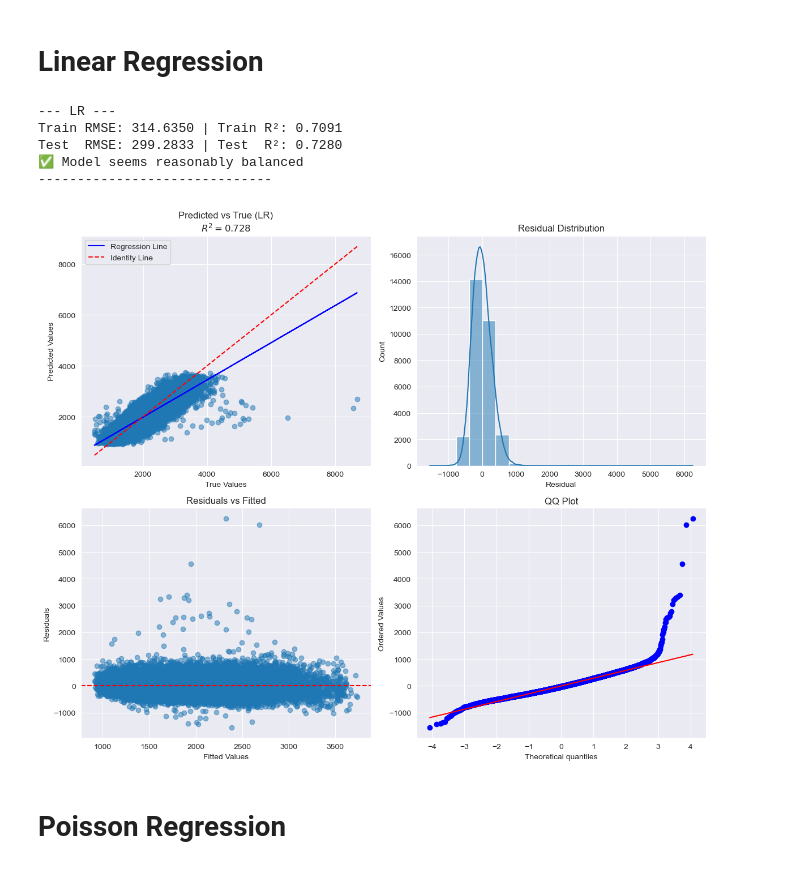
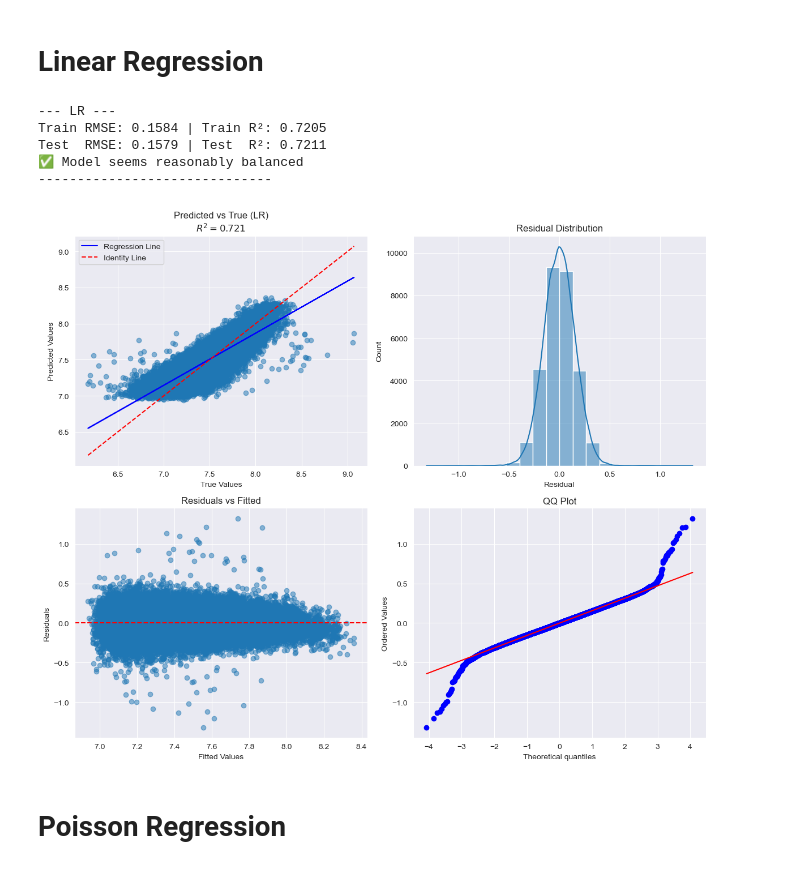
Before and after one commit to MakennaWorley/Kaggle-Challenges-Python, a Jupyter notebook: ComputerPrices2025/computerprices2025.ipynb, the cells around one changed output. Drawn from its saved outputs; the diff is of its cells as text; code cells hidden in the pictures.

```diff
--- a/ComputerPrices2025/computerprices2025.ipynb
+++ b/ComputerPrices2025/computerprices2025.ipynb
@@ -213,8 +187,11 @@ X_train, X_test, y_train, y_test = train_test_split(
     X, y, test_size=0.30, random_state=SEED
 )
 
+y_train_log = np.log1p(y_train)
+y_test_log  = np.log1p(y_test)
+
 print(X_train.shape, X_test.shape)
-print(y_train.value_counts())
+print(y_train_log.value_counts())
 # %% [output]
 (70000, 32) (30000, 32)
 price
@@ -235,21 +212,20 @@ from sklearn.preprocessing import StandardScaler
 
 scaler = StandardScaler()
 
-X_train_scaled_num = scaler.fit_transform(X_train[vars_dict["true_numerical_vars"]])
-X_train = pd.DataFrame(
-    X_train_scaled_num,
-    columns=vars_dict["true_numerical_vars"],
-    index=X_train.index
+X_train_scaled = X_train.copy()
+X_test_scaled  = X_test.copy()
+
+X_train_scaled[vars_dict["true_numerical_vars"]] = scaler.fit_transform(
+    X_train[vars_dict["true_numerical_vars"]]
+)
+X_test_scaled[vars_dict["true_numerical_vars"]] = scaler.transform(
+    X_test[vars_dict["true_numerical_vars"]]
 )
 
-X_test_scaled_num = scaler.transform(X_test[vars_dict["true_numerical_vars"]])
-X_test = pd.DataFrame(
-    X_test_scaled_num,
-    columns=vars_dict["true_numerical_vars"],
-    index=X_test.index
-)
+X_train_final = X_train_scaled.drop(columns=vars_dict["true_categorical_vars"], errors="ignore")
+X_test_final  = X_test_scaled.drop(columns=vars_dict["true_categorical_vars"], errors="ignore")
 
-print(f"Final Feature Shape Train: {X_train.shape}, Test: {X_test.shape}")
+print(f"Final Feature Shape Train: {X_train_final.shape}, Test: {X_test_final.shape}")
 # %% [output]
 Final Feature Shape Train: (70000, 19), Test: (30000, 19)
 # %%
@@ -403,19 +380,19 @@ def pick_best_model(dataframe, overfit_threshold=0.05):
 # %%
 from sklearn.linear_model import LinearRegression
 
 results = []
 
 lr = LinearRegression()
 results.append(
-    evaluate_and_graph(lr, X_train, y_train, X_test, y_test, "LR", True, False)
+    evaluate_and_graph(lr, X_train_final, y_train_log, X_test_final, y_test_log, "LR", True, False)
 )
 # %% [output]
 --- LR ---
-Train RMSE: 314.6350 | Train R²: 0.7091
-Test  RMSE: 299.2833 | Test  R²: 0.7280
+Train RMSE: 0.1584 | Train R²: 0.7205
+Test  RMSE: 0.1579 | Test  R²: 0.7211
 ✅ Model seems reasonably balanced
 ------------------------------
-[figure, old version]
+[figure, new version]
 # %% [markdown]
 # Poisson Regression
 # %%
```
Also changed, not shown: parts of 15 cells of this notebook.
